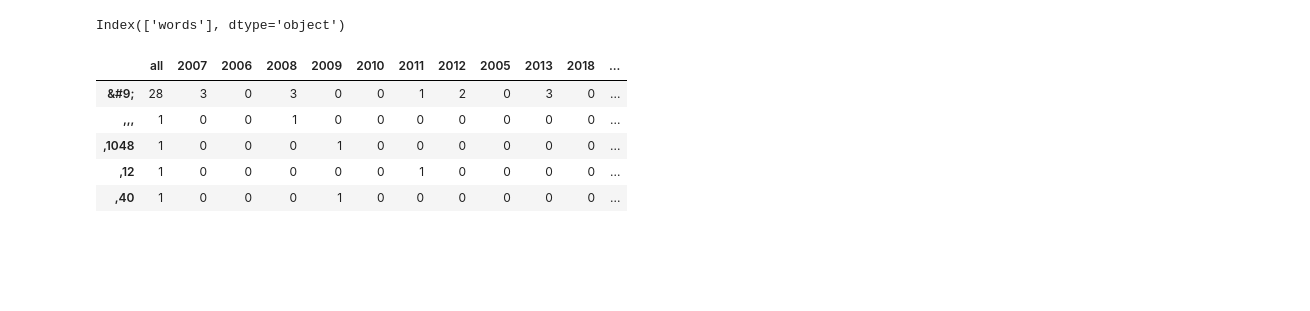
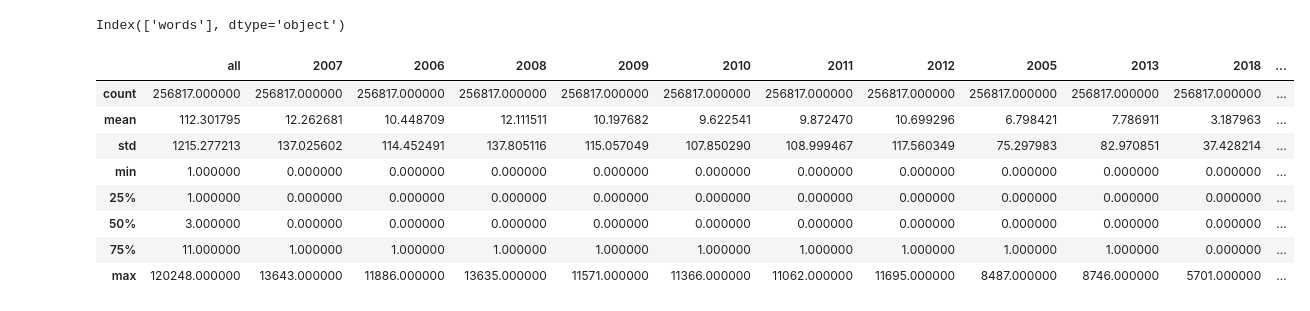
Before and after one commit to npr-nlp/npr-nlp-project, a Jupyter notebook: david_wip.ipynb, the cells around one changed output. Drawn from its saved outputs; the diff is of its cells as text; code cells hidden in the pictures; blank space fills up the shorter version.

```diff
--- a/david_wip.ipynb
+++ b/david_wip.ipynb
@@ -1520,18 +1520,22 @@ word_counts = (pd.concat([all_freq, freq_2007, freq_2006, freq_2008, freq_2009,
                          freq_2011, freq_2012, freq_2005, freq_2013, freq_2018, freq_2017,
                          freq_2016, freq_2014, freq_2015, freq_2019, freq_2004, freq_1999], axis = 1, sort = True)
                .set_axis(['all', '2007', '2006', '2008', '2009', '2010', '2011', '2012',
-                         '2005', '2013', '2018', '2017', '2016', '2014', '2015', '2019', '2004', '1999'],
+                         '2005', '2013', '2018', '2017', '2016', '2014', '2015', '2019',
+                         '2004', '1999'],
                          axis = 1, inplace = False)
                .fillna(0)
                .apply(lambda s: s.astype(int)))
 # %%
-word_counts.head(5)
+word_counts.describe()
 # %% [output]
 |  | all | 2007 | 2006 | 2008 | 2009 | 2010 | 2011 | 2012 | 2005 | 2013 | 2018 | ... |
-| &#9; | 28 | 3 | 0 | 3 | 0 | 0 | 1 | 2 | 0 | 3 | 0 | ... |
-| ,,, | 1 | 0 | 0 | 1 | 0 | 0 | 0 | 0 | 0 | 0 | 0 | ... |
-| ,1048 | 1 | 0 | 0 | 0 | 1 | 0 | 0 | 0 | 0 | 0 | 0 | ... |
-| ,12 | 1 | 0 | 0 | 0 | 0 | 0 | 1 | 0 | 0 | 0 | 0 | ... |
-| ,40 | 1 | 0 | 0 | 0 | 1 | 0 | 0 | 0 | 0 | 0 | 0 | ... |
+| count | 256817.000000 | 256817.000000 | 256817.000000 | 256817.000000 | 256817.000000 | 256817.000000 | 256817.000000 | 256817.000000 | 256817.000000 | 256817.000000 | 256817.000000 | ... |
+| mean | 112.301795 | 12.262681 | 10.448709 | 12.111511 | 10.197682 | 9.622541 | 9.872470 | 10.699296 | 6.798421 | 7.786911 | 3.187963 | ... |
+| std | 1215.277213 | 137.025602 | 114.452491 | 137.805116 | 115.057049 | 107.850290 | 108.999467 | 117.560349 | 75.297983 | 82.970851 | 37.428214 | ... |
+| min | 1.000000 | 0.000000 | 0.000000 | 0.000000 | 0.000000 | 0.000000 | 0.000000 | 0.000000 | 0.000000 | 0.000000 | 0.000000 | ... |
+| 25% | 1.000000 | 0.000000 | 0.000000 | 0.000000 | 0.000000 | 0.000000 | 0.000000 | 0.000000 | 0.000000 | 0.000000 | 0.000000 | ... |
+| 50% | 3.000000 | 0.000000 | 0.000000 | 0.000000 | 0.000000 | 0.000000 | 0.000000 | 0.000000 | 0.000000 | 0.000000 | 0.000000 | ... |
+| 75% | 11.000000 | 1.000000 | 1.000000 | 1.000000 | 1.000000 | 1.000000 | 1.000000 | 1.000000 | 1.000000 | 1.000000 | 0.000000 | ... |
+| max | 120248.000000 | 13643.000000 | 11886.000000 | 13635.000000 | 11571.000000 | 11366.000000 | 11062.000000 | 11695.000000 | 8487.000000 | 8746.000000 | 5701.000000 | ... |
 # %%
 (word_counts
```
Also changed, not shown: parts of 44 cells of this notebook, 1 other file.
